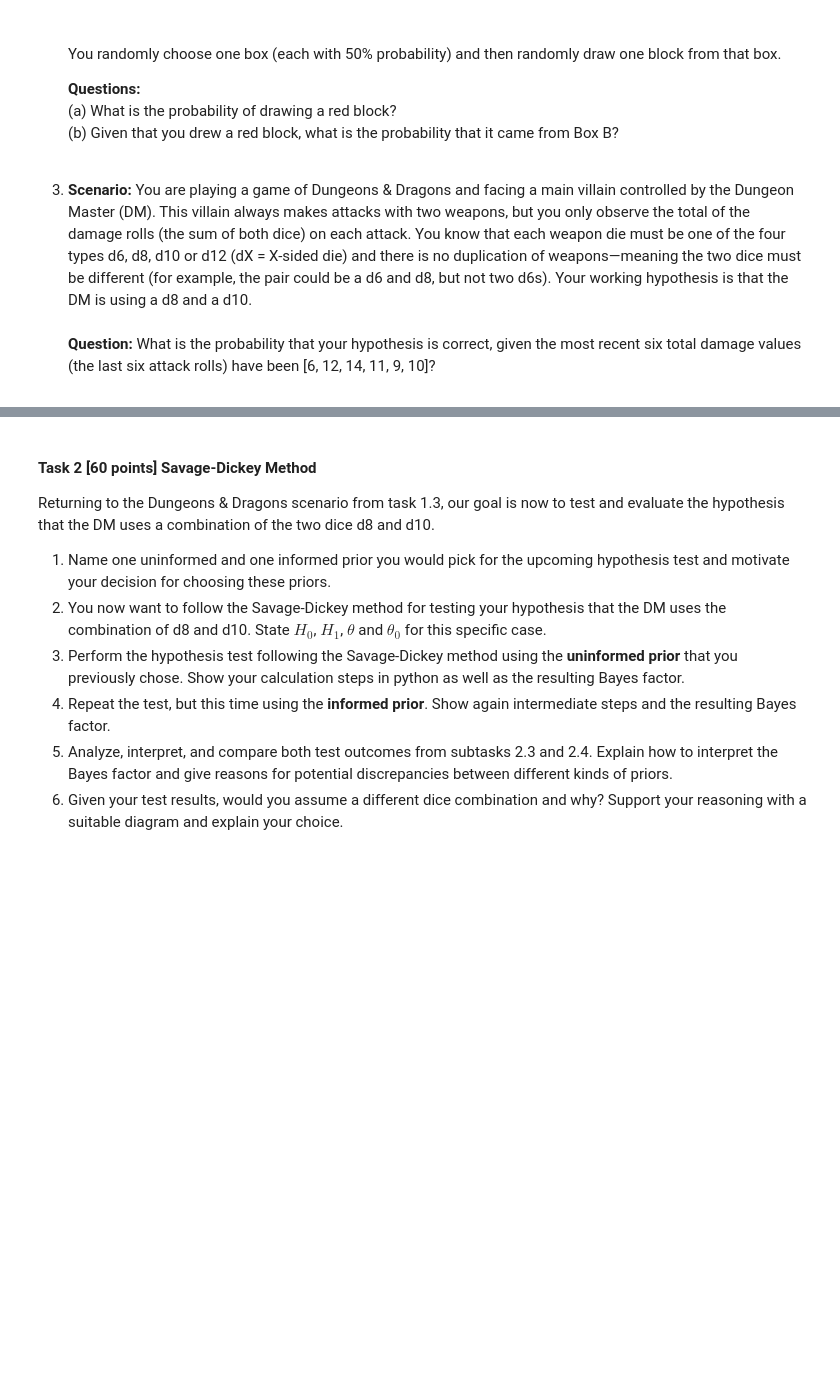
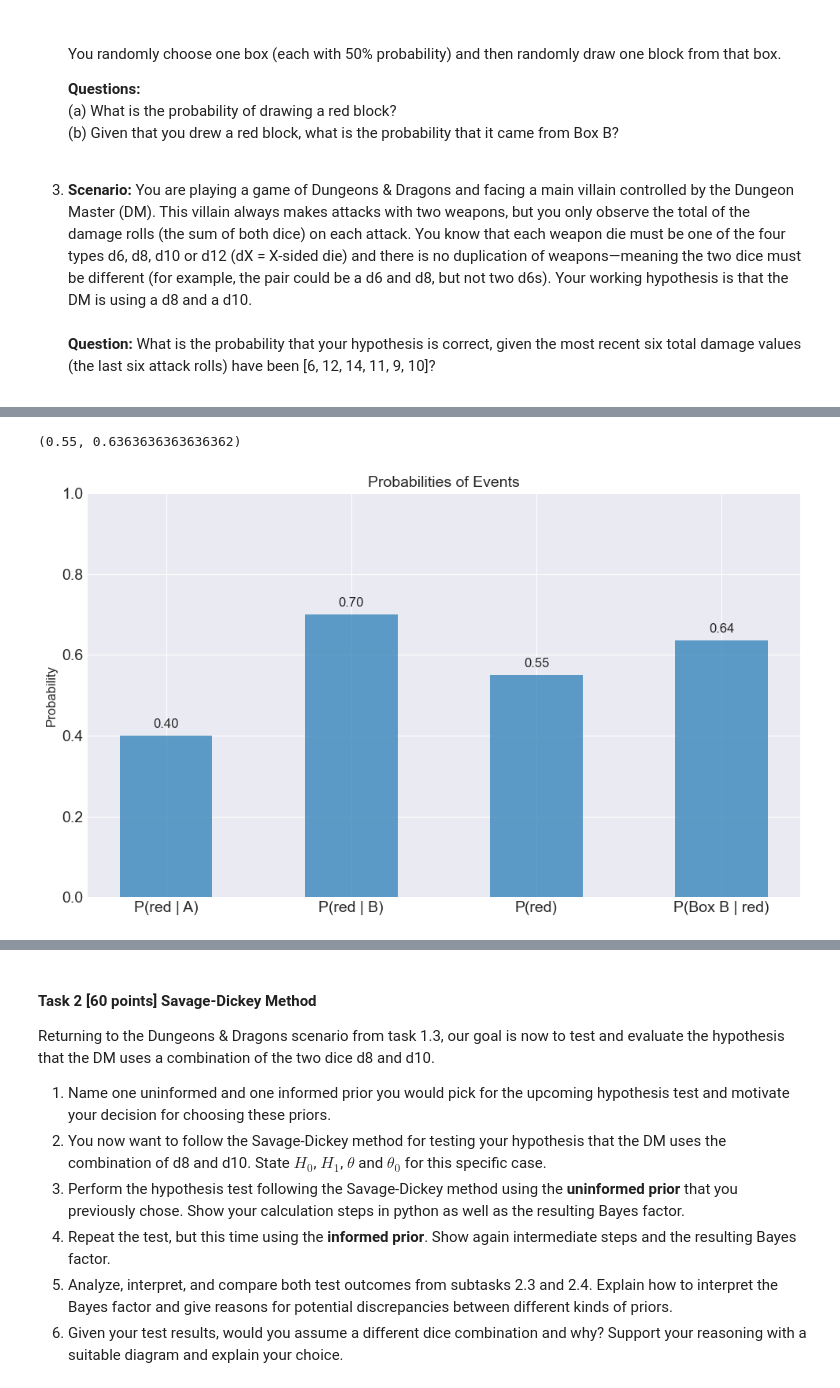
Before and after one commit to mpn1008/RM_assignments, a Jupyter notebook: RM_A06_Group_B/RM_A06_Group_B.ipynb, the cells around one changed output, grey strips where cells are left out. Cells and saved outputs as stored; diff of their text form; code cells hidden in the pictures; blank space fills up the shorter version.

```diff
--- a/RM_A06_Group_B/RM_A06_Group_B.ipynb
+++ b/RM_A06_Group_B/RM_A06_Group_B.ipynb
@@ -61,0 +240,53 @@ Please answer each of the following three questions with step-by-step calculatio
+# %%
+# Given probabilities and block counts
+
+# Box probabilities
+P_box_A = 0.5  # Probability of choosing Box A
+P_box_B = 0.5  # Probability of choosing Box B
+
+# Block distributions in each box
+red_A = 4  # Red blocks in Box A
+green_A = 6  # Green blocks in Box A
+total_A = red_A + green_A  # Total blocks in Box A
+
+red_B = 7  # Red blocks in Box B
+green_B = 3  # Green blocks in Box B
+total_B = red_B + green_B  # Total blocks in Box B
+
+# (a) Probability of drawing a red block
+# Using the law of total probability
+P_red_given_A = red_A / total_A  # Probability of red block from Box A
+P_red_given_B = red_B / total_B  # Probability of red block from Box B
+
+# Total probability of drawing a red block
+P_red = (P_red_given_A * P_box_A) + (P_red_given_B * P_box_B)
+
+# (b) Probability of Box B given that a red block is drawn
+# Using Bayes' Theorem
+P_B_given_red = (P_red_given_B * P_box_B) / P_red
+
+P_red, P_B_given_red
+# %% [output]
+(0.55, 0.6363636363636362)
+# %%
+# Visualization of probabilities
+
+# Data for the chart
+categories = ['P(red | A)', 'P(red | B)', 'P(red)', 'P(Box B | red)']
+values = [P_red_given_A, P_red_given_B, P_red, P_B_given_red]
+
+# Plot
+fig, ax = plt.subplots(figsize=(10, 6))
+ax.bar(categories, values, alpha=0.7, width=0.5)
+ax.set_ylim(0, 1)
+ax.set_ylabel('Probability', fontsize=12)
+ax.set_title('Probabilities of Events', fontsize=14)
+
+# Annotating the bars
+for i, value in enumerate(values):
+    ax.text(i, value + 0.02, f'{value:.2f}', ha='center', fontsize=12)
+
+plt.tight_layout()
+plt.show()
+# %% [output]
+[figure, added]
```
Also changed, not shown: parts of 21 cells of this notebook.
